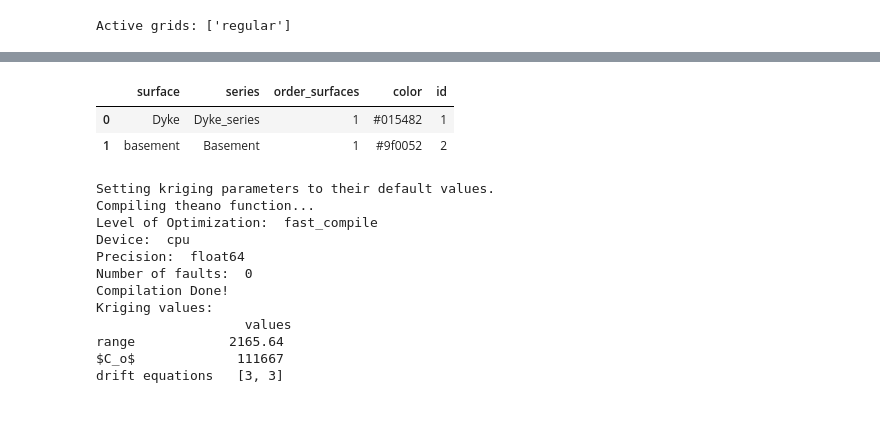
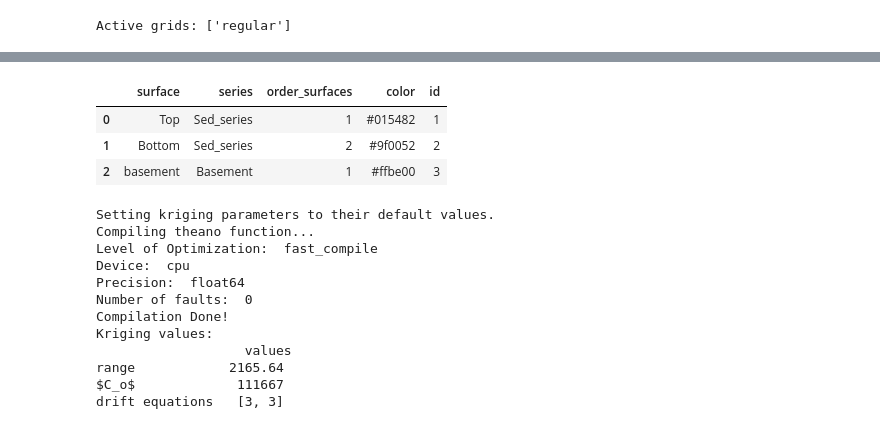
Before and after one commit to Japhiolite/gempy-tests, a Jupyter notebook: notebooks/Test-model_dyke_3D.ipynb, the cells around one changed output, grey strips where cells are left out. Cells and saved outputs as stored; diff of their text form; code cells hidden in the pictures.

```diff
--- a/notebooks/Test-model_dyke_3D.ipynb
+++ b/notebooks/Test-model_dyke_3D.ipynb
@@ -93,13 +94,14 @@ gp.plot_2d(model_dyke)
 # %%
 # Assign formations to series
 gp.map_series_to_surfaces(model_dyke,
-                         {"Dyke_series": 'Dyke'},
+                         {"Sed_series": ('Top', 'Bottom')},
                          remove_unused_series=True)
 model_dyke.surfaces
 # %% [output]
 |  | surface | series | order_surfaces | color | id |
-| 0 | Dyke | Dyke_series | 1 | #015482 | 1 |
-| 1 | basement | Basement | 1 | #9f0052 | 2 |
+| 0 | Top | Sed_series | 1 | #015482 | 1 |
+| 1 | Bottom | Sed_series | 2 | #9f0052 | 2 |
+| 2 | basement | Basement | 1 | #ffbe00 | 3 |
 # %%
 # Set the interpolator function
 # Create the theano model
```
Also changed, not shown: parts of 17 cells of this notebook, 24 other files.
